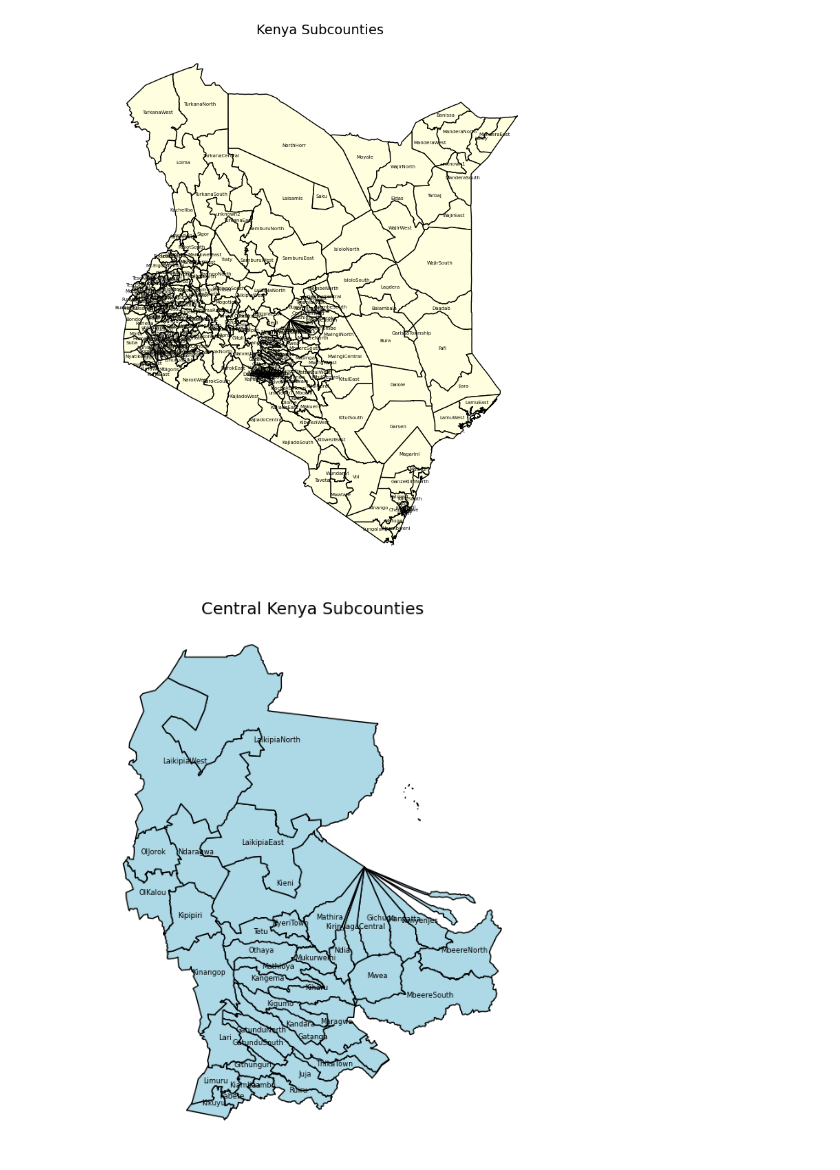
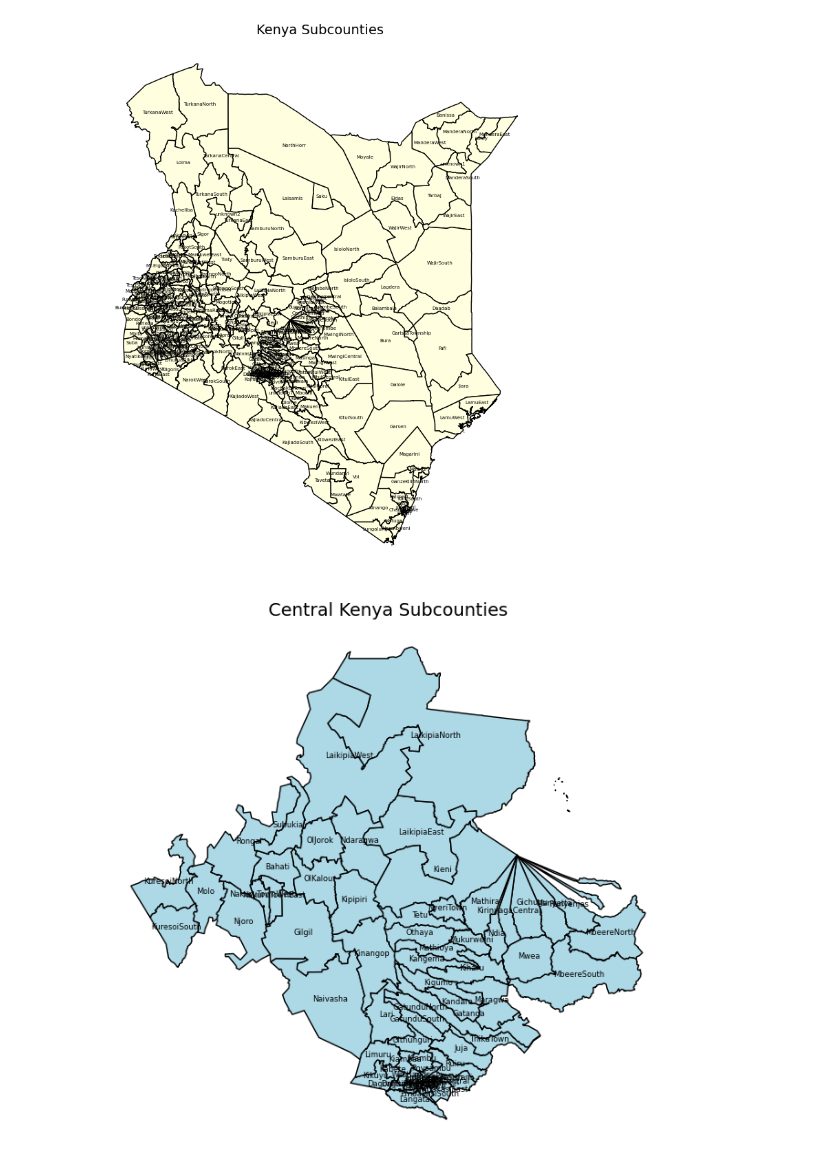
Before and after one commit to ChiriKamau/soma, a Jupyter notebook: notebooks/soma.ipynb, the cells around one changed output. Cells and saved outputs as stored; diff of their text form; code cells hidden in the pictures.

```diff
--- a/notebooks/soma.ipynb
+++ b/notebooks/soma.ipynb
@@ -113,22 +113,22 @@ plt.show()
 # %% [output]
 [figure]
 # %%
-central_counties = ["Nyeri", "Kirinyaga", "Murang'a", "Kiambu", "Nyandarua", "Embu", "Laikipia"]
+central_counties = ["Nyeri", "Kirinyaga", "Murang'a", "Kiambu", "Nyandarua", "Embu", "Laikipia","Nakuru","Nairobi"]
 
 central_sub = kenya_sub[kenya_sub["NAME_1"].isin(central_counties)]
 
 fig, ax = plt.subplots(figsize=(8,8))
 central_sub.plot(ax=ax, color="lightblue", edgecolor="black")
 
 for idx, row in central_sub.iterrows():
     plt.annotate(
         text=row["NAME_2"],
         xy=(row.geometry.centroid.x, row.geometry.centroid.y),
         fontsize=6, ha="center"
     )
 
 plt.title("Central Kenya Subcounties", fontsize=14)
 plt.axis("off")
 plt.show()
 # %% [output]
-[figure, old version]
+[figure, new version]
```
Also changed, not shown: parts of 6 cells of this notebook.
